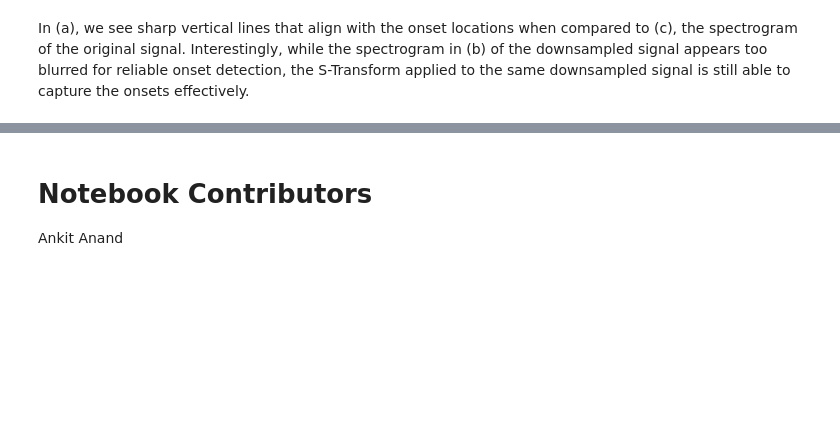
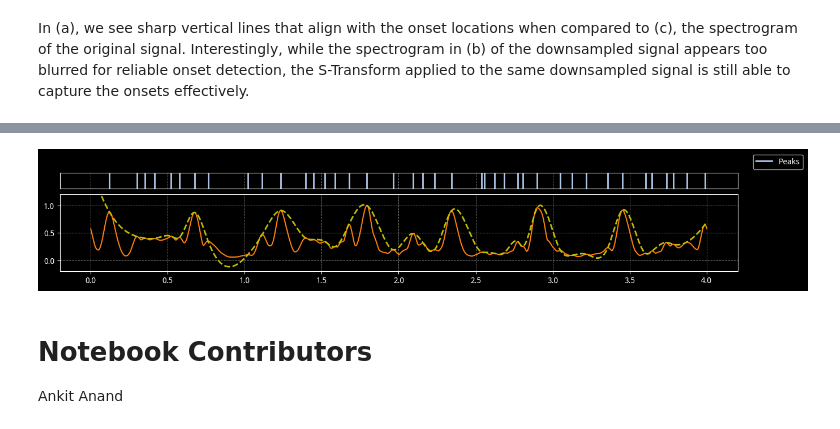
Before and after one commit to meluron-codecafe/devquest, a Jupyter notebook: notebooks/ONSET-_[2017]_On_Musical_Onset_Detection_via_the_S-Transform.ipynb, the cells around one changed output, grey strips where cells are left out. Drawn from its saved outputs; the diff is of its cells as text; code cells hidden in the pictures; blank space fills up the shorter version.

```diff
--- a/notebooks/ONSET-_[2017]_On_Musical_Onset_Detection_via_the_S-Transform.ipynb
+++ b/notebooks/ONSET-_[2017]_On_Musical_Onset_Detection_via_the_S-Transform.ipynb
@@ -185,3 +214,27 @@ fig.add_xlabel("Time (sec)")
+# %%
+from scipy.signal import find_peaks
+from scipy.interpolate import CubicSpline
+
+d = 1 # 1 sample
+i = 0
+
+peaks, _ = find_peaks(r[i], distance=d)
+
+peak_indices = peaks
+peak_values = r[i][peak_indices]
+
+cs = CubicSpline(peak_indices, peak_values)
+
+all_indices = np.arange(len(r[i]))
+u = cs(all_indices)
+# %%
+fig = ms.fig("as")
+fig.add_events(peak_indices / sr, lw=2, label="Peaks")
+fig.add_signal(r[i], np.arange(r[i].size) / sr, ylim=(-0.2, 1.2))
+fig.add_signal(u, np.arange(u.size) / sr, c="y", ls="--", lw=2, ax=2)
+fig.add_legend()
+# %% [output]
+[figure, added]
 # %% [markdown]
 # Notebook Contributors
 
```
Also changed, not shown: parts of 11 cells of this notebook, 1 other file.
